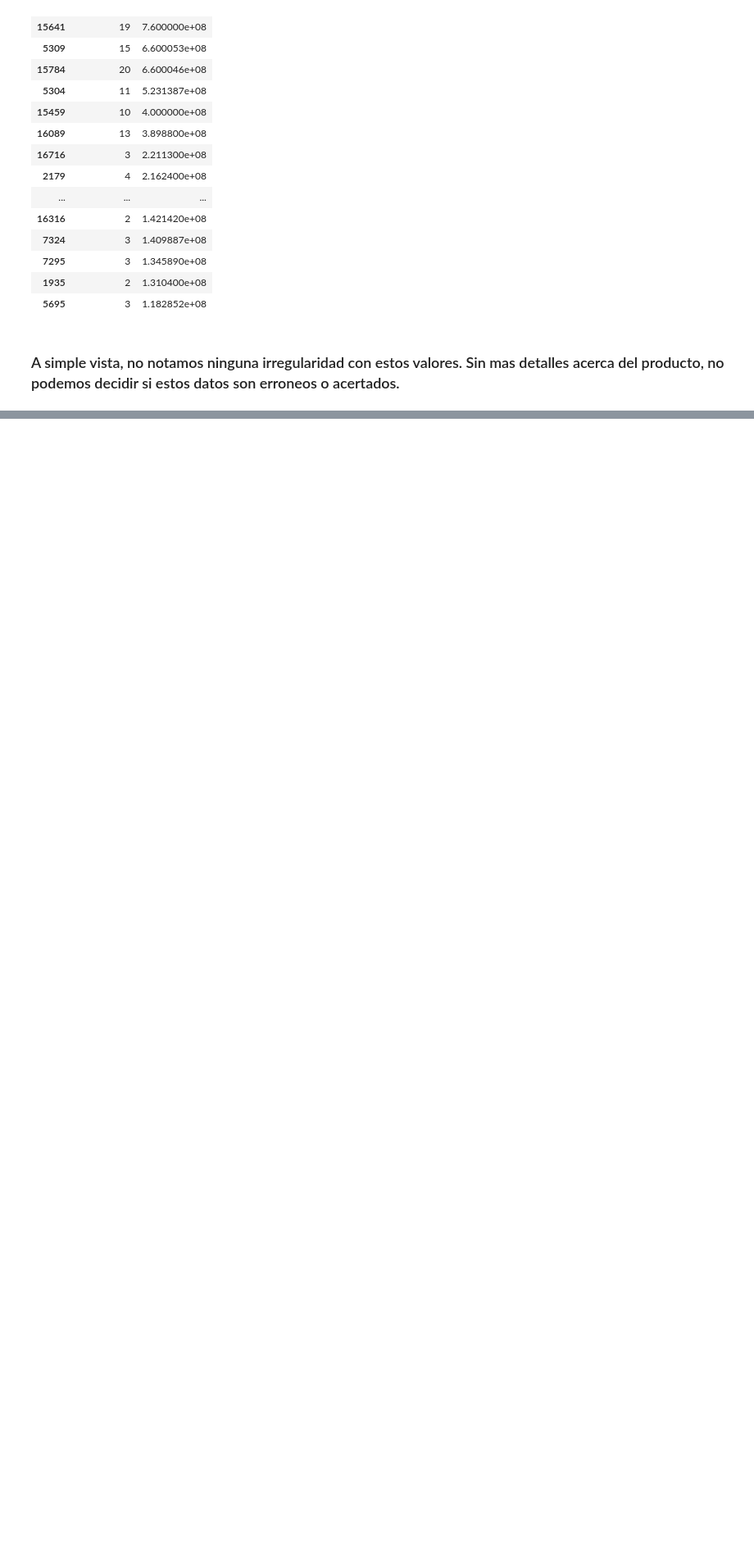
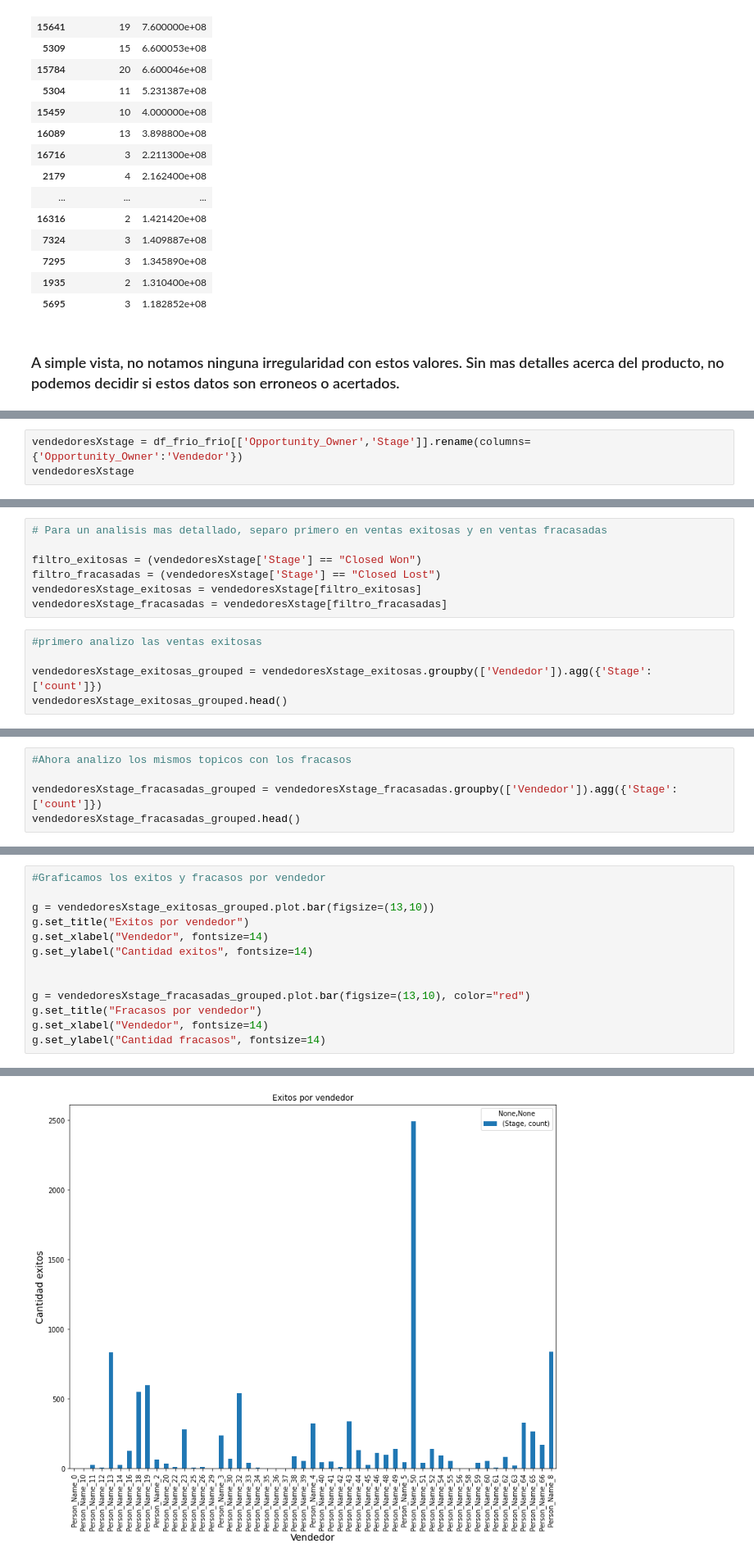
Before and after one commit to joaquinhojman/Entrenamieto_ECI_2020, a Jupyter notebook: TP1.ipynb, the cells around one changed output, grey strips where cells are left out. Shown at 82% size. Cells and saved outputs as stored; diff of their text form; blank space fills up the shorter version.

```diff
--- a/TP1.ipynb
+++ b/TP1.ipynb
@@ -612,0 +694,3 @@ potenciasXprecio100.nlargest(20,'Total_Amount')
+# %%
+vendedoresXstage = df_frio_frio[['Opportunity_Owner','Stage']].rename(columns={'Opportunity_Owner':'Vendedor'})
+vendedoresXstage
@@ -612,0 +746,12 @@ potenciasXprecio100.nlargest(20,'Total_Amount')
+# %%
+# Para un analisis mas detallado, separo primero en ventas exitosas y en ventas fracasadas
+
+filtro_exitosas = (vendedoresXstage['Stage'] == "Closed Won")
+filtro_fracasadas = (vendedoresXstage['Stage'] == "Closed Lost")
+vendedoresXstage_exitosas = vendedoresXstage[filtro_exitosas]
+vendedoresXstage_fracasadas = vendedoresXstage[filtro_fracasadas]
+# %%
+#primero analizo las ventas exitosas
+
+vendedoresXstage_exitosas_grouped = vendedoresXstage_exitosas.groupby(['Vendedor']).agg({'Stage': ['count']})
+vendedoresXstage_exitosas_grouped.head()
@@ -612,0 +780,5 @@ potenciasXprecio100.nlargest(20,'Total_Amount')
+# %%
+#Ahora analizo los mismos topicos con los fracasos
+
+vendedoresXstage_fracasadas_grouped = vendedoresXstage_fracasadas.groupby(['Vendedor']).agg({'Stage': ['count']})
+vendedoresXstage_fracasadas_grouped.head()
@@ -612,0 +810,14 @@ potenciasXprecio100.nlargest(20,'Total_Amount')
+# %%
+#Graficamos los exitos y fracasos por vendedor
+
+g = vendedoresXstage_exitosas_grouped.plot.bar(figsize=(13,10))
+g.set_title("Exitos por vendedor")
+g.set_xlabel("Vendedor", fontsize=14)
+g.set_ylabel("Cantidad exitos", fontsize=14)
+
+
+g = vendedoresXstage_fracasadas_grouped.plot.bar(figsize=(13,10), color="red")
+g.set_title("Fracasos por vendedor")
+g.set_xlabel("Vendedor", fontsize=14)
+g.set_ylabel("Cantidad fracasos", fontsize=14)
+# %% [output]
@@ -612,0 +825 @@ potenciasXprecio100.nlargest(20,'Total_Amount')
+[figure, added]
```
Also changed, not shown: parts of 100 cells of this notebook.
